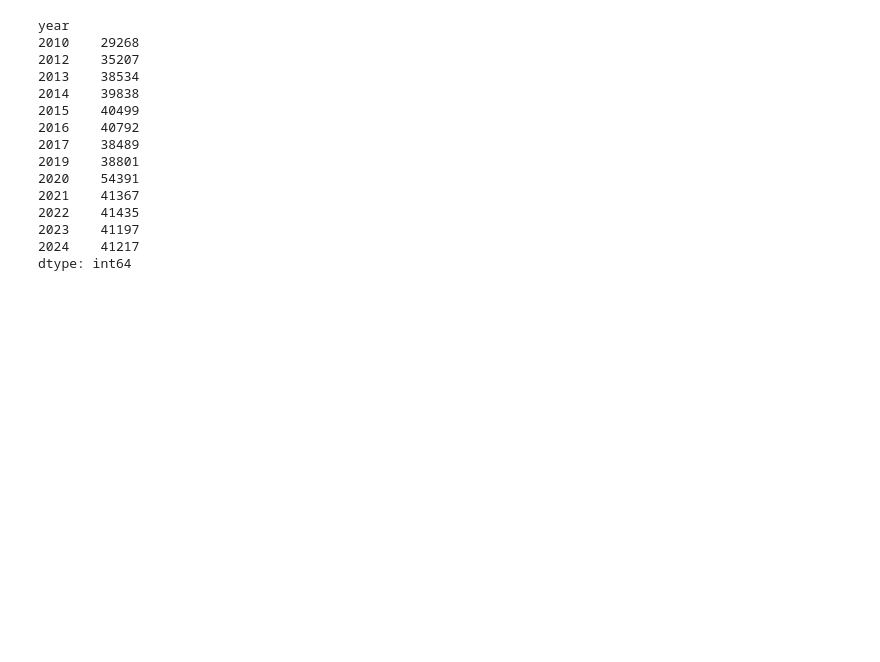
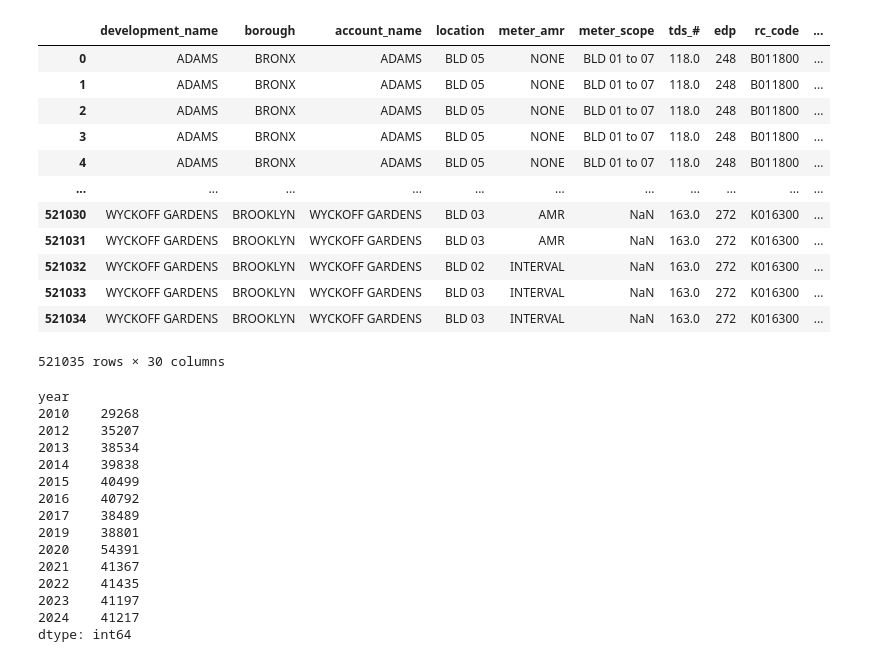
Before and after one commit to plapoddx/CIS-4170-NYCHA-Energy-Consumption, a Jupyter notebook: main_v1.ipynb, the cells around one changed output. Cells and saved outputs as stored; diff of their text form; code cells hidden in the pictures; blank space fills up the shorter version.

```diff
--- a/main_v1.ipynb
+++ b/main_v1.ipynb
@@ -26,6 +27,22 @@ df['season'] = df['month'].apply(lambda x: 'Winter' if x in [12, 1, 2] else
 # %%
 # Data Cleaning, Drop rows with NaN in key columns
 df_clean = df.dropna(subset=['revenue_month', 'current_charges', 'consumption_kwh'])
+# %%
+df_clean
+# %% [output]
+|  | development_name | borough | account_name | location | meter_amr | meter_scope | tds_# | edp | rc_code | ... |
+| 0 | ADAMS | BRONX | ADAMS | BLD 05 | NONE | BLD 01 to 07 | 118.0 | 248 | B011800 | ... |
+| 1 | ADAMS | BRONX | ADAMS | BLD 05 | NONE | BLD 01 to 07 | 118.0 | 248 | B011800 | ... |
+| 2 | ADAMS | BRONX | ADAMS | BLD 05 | NONE | BLD 01 to 07 | 118.0 | 248 | B011800 | ... |
+| 3 | ADAMS | BRONX | ADAMS | BLD 05 | NONE | BLD 01 to 07 | 118.0 | 248 | B011800 | ... |
+| 4 | ADAMS | BRONX | ADAMS | BLD 05 | NONE | BLD 01 to 07 | 118.0 | 248 | B011800 | ... |
+| ... | ... | ... | ... | ... | ... | ... | ... | ... | ... | ... |
+| 521030 | WYCKOFF GARDENS | BROOKLYN | WYCKOFF GARDENS | BLD 03 | AMR | NaN | 163.0 | 272 | K016300 | ... |
+| 521031 | WYCKOFF GARDENS | BROOKLYN | WYCKOFF GARDENS | BLD 03 | AMR | NaN | 163.0 | 272 | K016300 | ... |
+| 521032 | WYCKOFF GARDENS | BROOKLYN | WYCKOFF GARDENS | BLD 02 | INTERVAL | NaN | 163.0 | 272 | K016300 | ... |
+| 521033 | WYCKOFF GARDENS | BROOKLYN | WYCKOFF GARDENS | BLD 03 | INTERVAL | NaN | 163.0 | 272 | K016300 | ... |
+| 521034 | WYCKOFF GARDENS | BROOKLYN | WYCKOFF GARDENS | BLD 03 | INTERVAL | NaN | 163.0 | 272 | K016300 | ... |
+521035 rows × 30 columns
 # %%
 # Check total number of records per year
 yearly_counts = df_clean.groupby('year').size()
```
Also changed, not shown: parts of 6 cells of this notebook.
